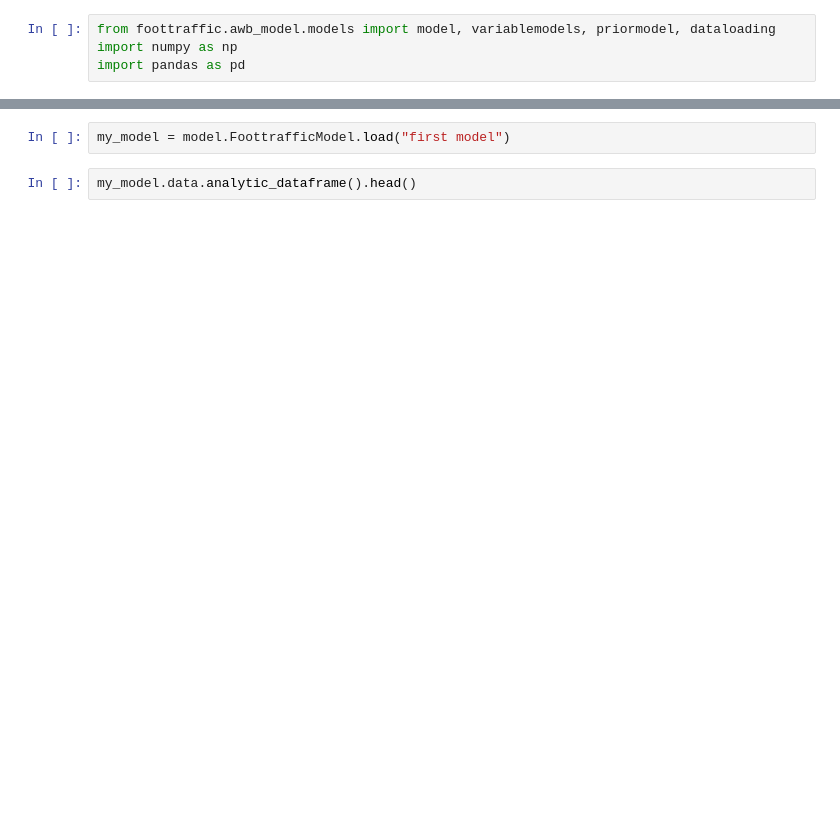
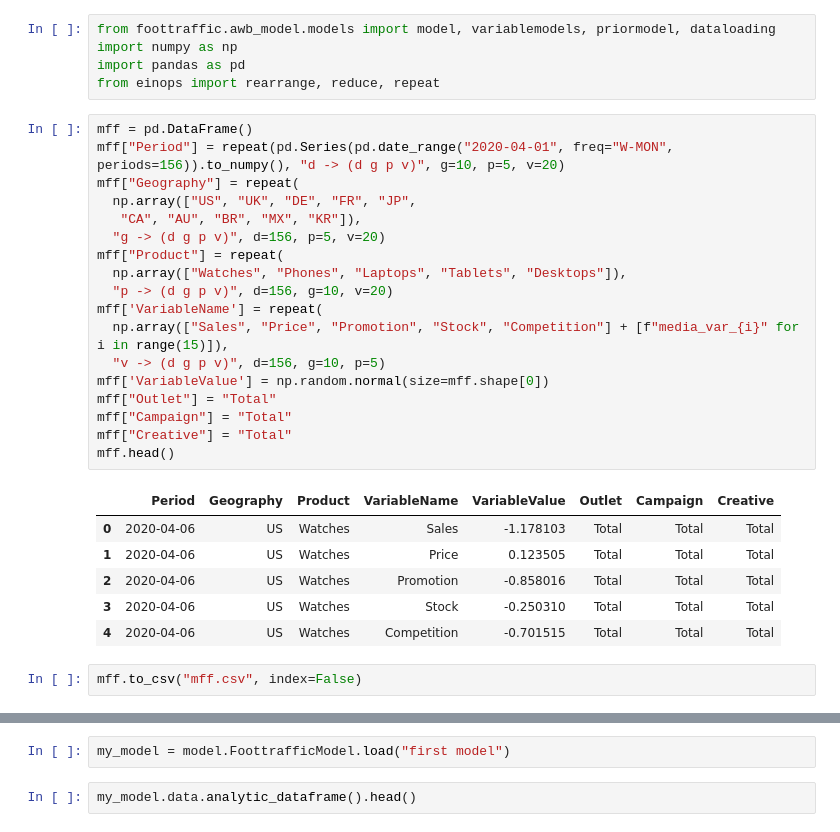
Before and after one commit to redam94/BayesInsight, a Jupyter notebook: clean_workflow.ipynb, the cells around one changed output, grey strips where cells are left out. Saved outputs shown, nothing was run; the diff lists cells and outputs as text; blank space fills up the shorter version.

```diff
--- a/clean_workflow.ipynb
+++ b/clean_workflow.ipynb
@@ -5,4 +8,32 @@
 from foottraffic.awb_model.models import model, variablemodels, priormodel, dataloading
 import numpy as np
 import pandas as pd
+from einops import rearrange, reduce, repeat
+# %%
+mff = pd.DataFrame()
+mff["Period"] = repeat(pd.Series(pd.date_range("2020-04-01", freq="W-MON", periods=156)).to_numpy(), "d -> (d g p v)", g=10, p=5, v=20)
+mff["Geography"] = repeat(
+  np.array(["US", "UK", "DE", "FR", "JP",
+   "CA", "AU", "BR", "MX", "KR"]),
+  "g -> (d g p v)", d=156, p=5, v=20)
+mff["Product"] = repeat(
+  np.array(["Watches", "Phones", "Laptops", "Tablets", "Desktops"]),
+  "p -> (d g p v)", d=156, g=10, v=20)
+mff['VariableName'] = repeat(
+  np.array(["Sales", "Price", "Promotion", "Stock", "Competition"] + [f"media_var_{i}" for i in range(15)]),
+  "v -> (d g p v)", d=156, g=10, p=5)
+mff['VariableValue'] = np.random.normal(size=mff.shape[0])
+mff["Outlet"] = "Total"
+mff["Campaign"] = "Total"
+mff["Creative"] = "Total"
+mff.head()
+# %% [output]
+|  | Period | Geography | Product | VariableName | VariableValue | Outlet | Campaign | Creative |
+| 0 | 2020-04-06 | US | Watches | Sales | -1.178103 | Total | Total | Total |
+| 1 | 2020-04-06 | US | Watches | Price | 0.123505 | Total | Total | Total |
+| 2 | 2020-04-06 | US | Watches | Promotion | -0.858016 | Total | Total | Total |
+| 3 | 2020-04-06 | US | Watches | Stock | -0.250310 | Total | Total | Total |
+| 4 | 2020-04-06 | US | Watches | Competition | -0.701515 | Total | Total | Total |
+# %%
+mff.to_csv("mff.csv", index=False)
 # %%
```
Also changed, not shown: parts of 4 cells of this notebook, 2 other files.
